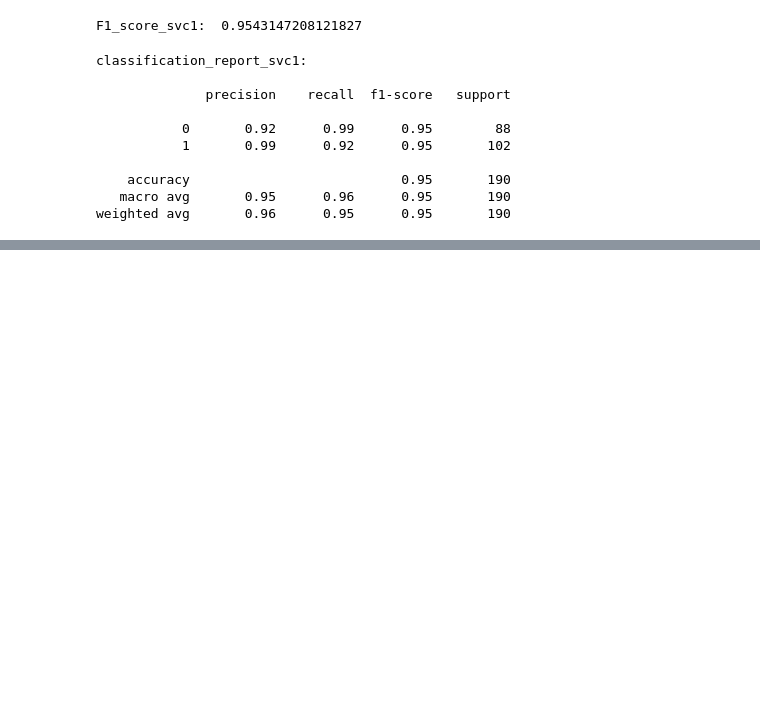
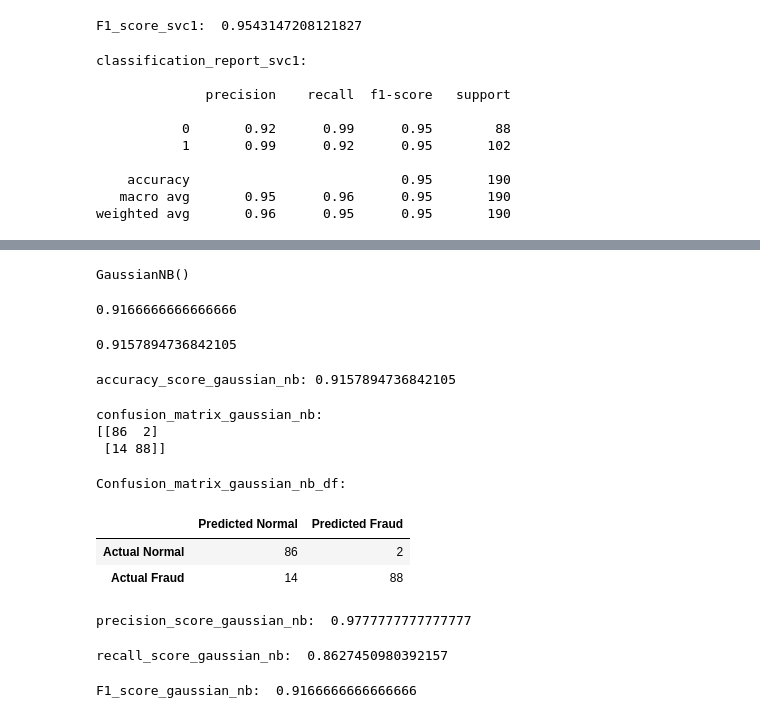
Before and after one commit to Rupesh-Mane/credit-card-fraud-detection, a Jupyter notebook: notebook/credit_card_fraud_detection.ipynb, the cells around one changed output, grey strips where cells are left out. Cells and saved outputs as stored; diff of their text form; code cells hidden in the pictures; blank space fills up the shorter version.

Commit message:
Gaussian_nb model

```diff
--- a/notebook/credit_card_fraud_detection.ipynb
+++ b/notebook/credit_card_fraud_detection.ipynb
@@ -918,0 +923,8 @@ weighted avg       0.96      0.95      0.95       190
+# %%
+gaussian_nb=GaussianNB()
+# %%
+gaussian_nb.fit(x_train,y_train)
+# %% [output]
+GaussianNB()
+# %%
+y_pred_gaussian_nb=gaussian_nb.predict(x_test)
@@ -918,0 +933,4 @@ weighted avg       0.96      0.95      0.95       190
+# %%
+x_train_score_gaussian_nb
+# %% [output]
+0.9166666666666666
@@ -918,0 +939,36 @@ weighted avg       0.96      0.95      0.95       190
+# %%
+x_test_score_gaussian_nb
+# %% [output]
+0.9157894736842105
+# %%
+print("accuracy_score_gaussian_nb:",accuracy_score(y_test,y_pred_gaussian_nb))
+# %% [output]
+accuracy_score_gaussian_nb: 0.9157894736842105
+# %%
+print("confusion_matrix_gaussian_nb: ")
+print(confusion_matrix(y_test,y_pred_gaussian_nb))
+# %% [output]
+confusion_matrix_gaussian_nb:
+[[86  2]
+ [14 88]]
+# %%
+print("Confusion_matrix_gaussian_nb_df: ")
+print()
+pd.DataFrame(confusion_matrix(y_test,y_pred_gaussian_nb), index=['Actual Normal', 'Actual Fraud'], columns=['Predicted Normal', 'Predicted Fraud'])
+# %% [output]
+Confusion_matrix_gaussian_nb_df:
+|  | Predicted Normal | Predicted Fraud |
+| Actual Normal | 86 | 2 |
+| Actual Fraud | 14 | 88 |
+# %%
+print("precision_score_gaussian_nb: ",precision_score(y_test,y_pred_gaussian_nb))
+# %% [output]
+precision_score_gaussian_nb:  0.9777777777777777
+# %%
+print("recall_score_gaussian_nb: ",recall_score(y_test,y_pred_gaussian_nb))
+# %% [output]
+recall_score_gaussian_nb:  0.8627450980392157
+# %%
+print("F1_score_gaussian_nb: ",f1_score(y_test,y_pred_gaussian_nb))
+# %% [output]
+F1_score_gaussian_nb:  0.9166666666666666
```
Also changed, not shown: parts of 5 cells of this notebook.
